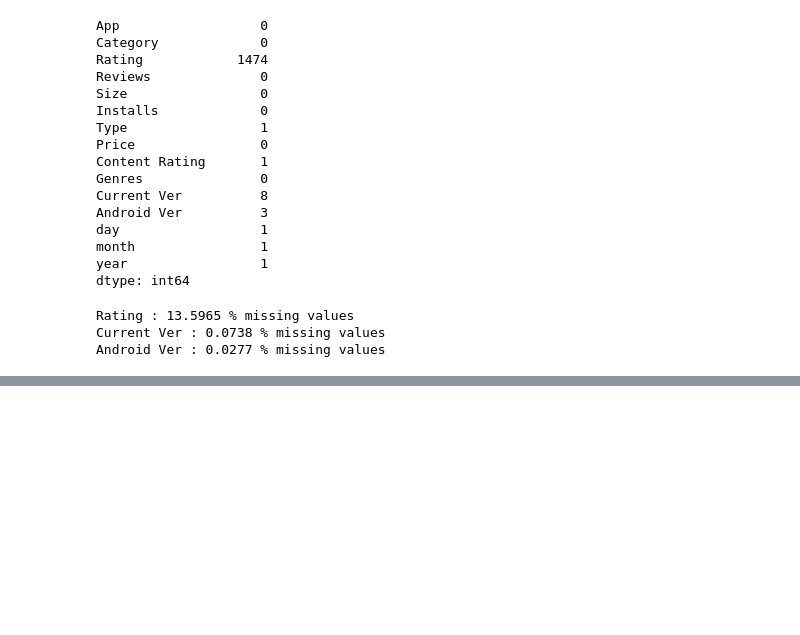
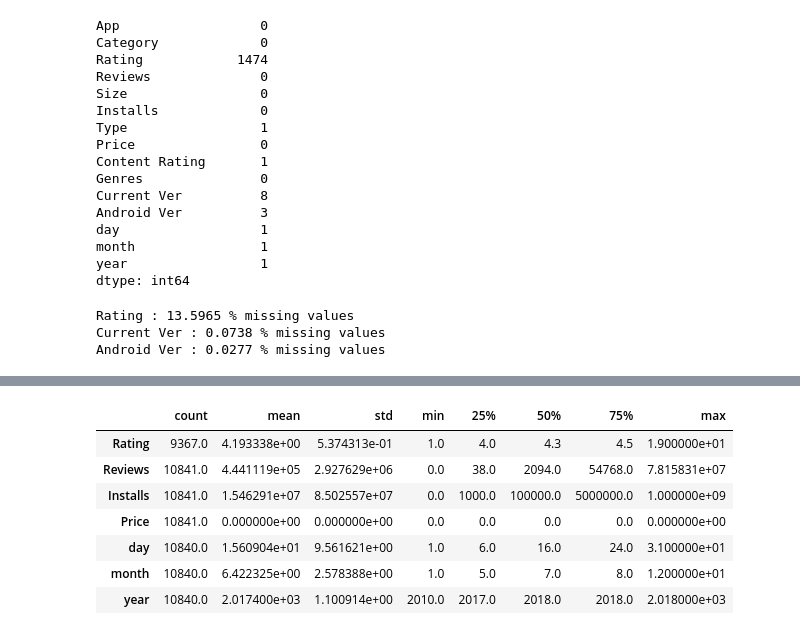
Before and after one commit to Hameedhullah/Python-Project, a Jupyter notebook: EDA Practice.ipynb, the cells around one changed output, grey strips where cells are left out. Saved outputs shown, nothing was run; the diff lists cells and outputs as text; code cells hidden in the pictures; blank space fills up the shorter version.

```diff
--- a/EDA Practice.ipynb
+++ b/EDA Practice.ipynb
@@ -149,0 +228,13 @@ Android Ver : 0.0277 % missing values
+# %%
+# Statistical summary
+
+data_updated.describe().T
+# %% [output]
+|  | count | mean | std | min | 25% | 50% | 75% | max |
+| Rating | 9367.0 | 4.193338e+00 | 5.374313e-01 | 1.0 | 4.0 | 4.3 | 4.5 | 1.900000e+01 |
+| Reviews | 10841.0 | 4.441119e+05 | 2.927629e+06 | 0.0 | 38.0 | 2094.0 | 54768.0 | 7.815831e+07 |
+| Installs | 10841.0 | 1.546291e+07 | 8.502557e+07 | 0.0 | 1000.0 | 100000.0 | 5000000.0 | 1.000000e+09 |
+| Price | 10841.0 | 0.000000e+00 | 0.000000e+00 | 0.0 | 0.0 | 0.0 | 0.0 | 0.000000e+00 |
+| day | 10840.0 | 1.560904e+01 | 9.561621e+00 | 1.0 | 6.0 | 16.0 | 24.0 | 3.100000e+01 |
+| month | 10840.0 | 6.422325e+00 | 2.578388e+00 | 1.0 | 5.0 | 7.0 | 8.0 | 1.200000e+01 |
+| year | 10840.0 | 2.017400e+03 | 1.100914e+00 | 2010.0 | 2017.0 | 2018.0 | 2018.0 | 2.018000e+03 |
```
Also changed, not shown: parts of 7 cells of this notebook.
